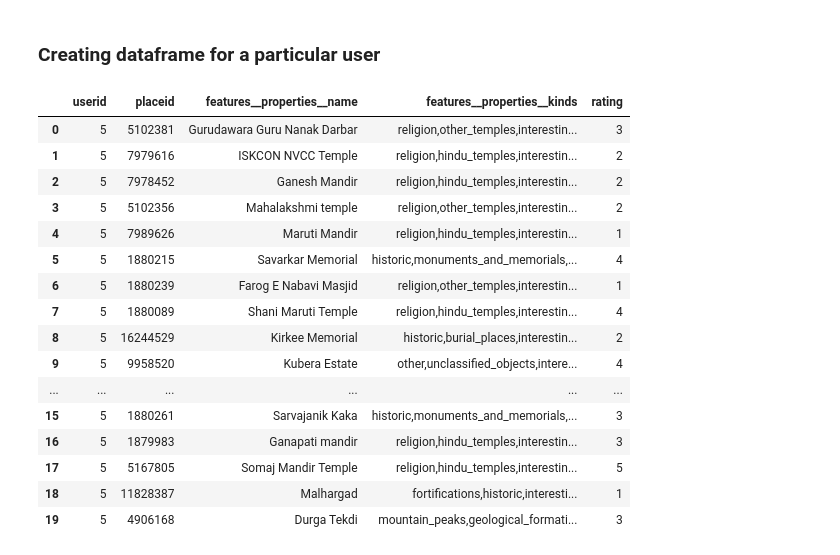
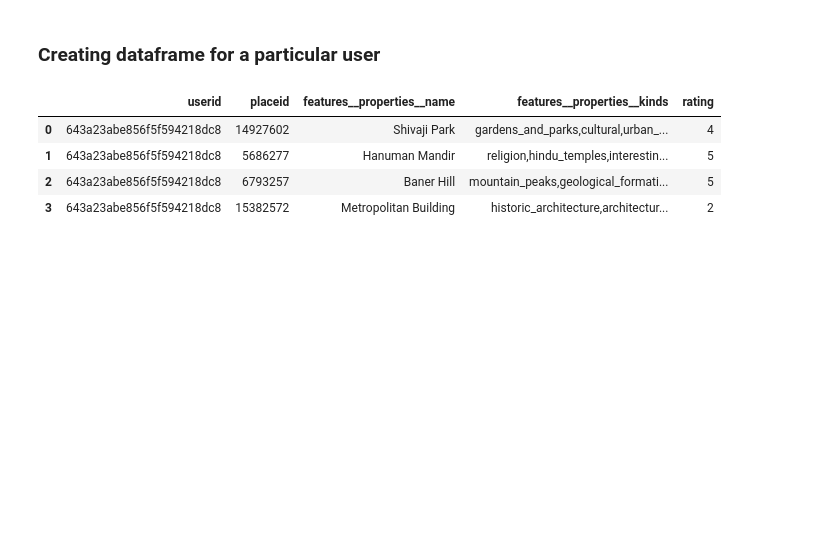
Before and after one commit to adwaitkulkarni2211/Capstone_Project, a Jupyter notebook: CBR/recommendations.ipynb, the cells around one changed output. Saved outputs shown, nothing was run; the diff lists cells and outputs as text; code cells hidden in the pictures; blank space fills up the shorter version.

```diff
--- a/CBR/recommendations.ipynb
+++ b/CBR/recommendations.ipynb
@@ -67,31 +61,20 @@ tfidf_matrix_places = tf.fit_transform(new_places_df['features__properties__kind
 # %% [markdown]
 ### Creating dataframe for a particular user
 # %%
-userid = 5
-
+userid = '643a23abe856f5f594218dc8'
+from bson import ObjectId
+userid = ObjectId(userid)
 # Selecting all the rows of this userid
 user_ratings_df = ratings_df[ratings_df['userid'] == userid]
 user_places_df = pd.merge(user_ratings_df, new_places_df, left_on='placeid', right_on='features__id')
 user_df = user_places_df[['userid', 'placeid', 'features__properties__name', 'features__properties__kinds', 'rating']]
 user_df
 # %% [output]
 |  | userid | placeid | features__properties__name | features__properties__kinds | rating |
-| 0 | 5 | 5102381 | Gurudawara Guru Nanak Darbar | religion,other_temples,interestin... | 3 |
-| 1 | 5 | 7979616 | ISKCON NVCC Temple | religion,hindu_temples,interestin... | 2 |
-| 2 | 5 | 7978452 | Ganesh Mandir | religion,hindu_temples,interestin... | 2 |
-| 3 | 5 | 5102356 | Mahalakshmi temple | religion,other_temples,interestin... | 2 |
-| 4 | 5 | 7989626 | Maruti Mandir | religion,hindu_temples,interestin... | 1 |
-| 5 | 5 | 1880215 | Savarkar Memorial | historic,monuments_and_memorials,... | 4 |
-| 6 | 5 | 1880239 | Farog E Nabavi Masjid | religion,other_temples,interestin... | 1 |
-| 7 | 5 | 1880089 | Shani Maruti Temple | religion,hindu_temples,interestin... | 4 |
-| 8 | 5 | 16244529 | Kirkee Memorial | historic,burial_places,interestin... | 2 |
-| 9 | 5 | 9958520 | Kubera Estate | other,unclassified_objects,intere... | 4 |
-| ... | ... | ... | ... | ... | ... |
-| 15 | 5 | 1880261 | Sarvajanik Kaka | historic,monuments_and_memorials,... | 3 |
-| 16 | 5 | 1879983 | Ganapati mandir | religion,hindu_temples,interestin... | 3 |
-| 17 | 5 | 5167805 | Somaj Mandir Temple | religion,hindu_temples,interestin... | 5 |
-| 18 | 5 | 11828387 | Malhargad | fortifications,historic,interesti... | 1 |
-| 19 | 5 | 4906168 | Durga Tekdi | mountain_peaks,geological_formati... | 3 |
+| 0 | 643a23abe856f5f594218dc8 | 14927602 | Shivaji Park | gardens_and_parks,cultural,urban_... | 4 |
+| 1 | 643a23abe856f5f594218dc8 | 5686277 | Hanuman Mandir | religion,hindu_temples,interestin... | 5 |
+| 2 | 643a23abe856f5f594218dc8 | 6793257 | Baner Hill | mountain_peaks,geological_formati... | 5 |
+| 3 | 643a23abe856f5f594218dc8 | 15382572 | Metropolitan Building | historic_architecture,architectur... | 2 |
 # %%
 cosine_similarities = linear_kernel(tfidf_matrix_places, tfidf_matrix_places)
 results = {}
```
Also changed, not shown: parts of 5 cells of this notebook, 2 other files.
